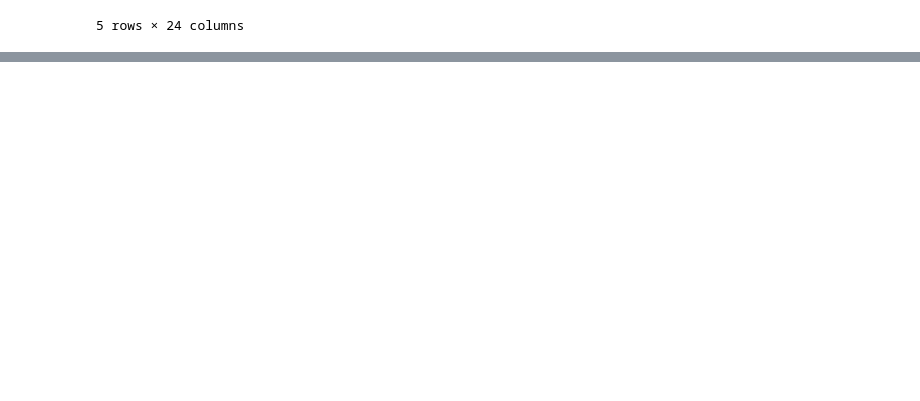
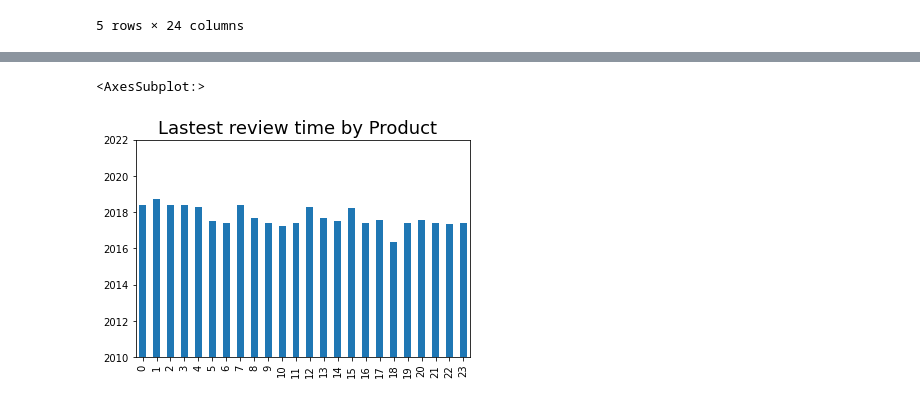
Before and after one commit to BalinLin/MBD, a Jupyter notebook: Excercise4/Excercise4.ipynb, the cells around one changed output, grey strips where cells are left out. Cells and saved outputs as stored; diff of their text form; code cells hidden in the pictures; blank space fills up the shorter version.

```diff
--- a/Excercise4/Excercise4.ipynb
+++ b/Excercise4/Excercise4.ipynb
@@ -137,0 +253,11 @@ print(mydict)
+# %%
+season_df = pd.DataFrame({})
+# season_dict = pd.DataFrame()
+for n, row in df.iterrows():
+    season_string = get_season(datetime.strptime(row['reviews.date'][:10], '%Y-%m-%d'))
+    new_row = {row['name']: season_string}
+    print(new_row)
+    season_df.append(new_row, ignore_index=True)
+#     season_dict[row['name']] =
+
+print(season_df)
@@ -137,0 +470,23 @@ print(mydict)
+# %%
+season_df = pd.DataFrame({})
+season_dict = {}
+
+for n, row in df.iterrows():
+    if row['id'] not in season_dict:
+        season_dict[row['id']] = {}
+        season_dict[row['id']]['name'] = None
+        season_dict[row['id']]['spring'] = 0
+        season_dict[row['id']]['summer'] = 0
+        season_dict[row['id']]['autumn'] = 0
+        season_dict[row['id']]['winter'] = 0
+        season_dict[row['id']]['lastestdate'] = None
+
+    season_datatime = datetime.strptime(row['reviews.date'][:10], '%Y-%m-%d')
+    season_string = get_season(season_datatime)
+    season_dict[row['id']]['name'] = row['name']
+    season_dict[row['id']][season_string] += 1
+    if season_dict[row['id']]['lastestdate'] == None or season_datatime > season_dict[row['id']]['lastestdate']:
+        season_dict[row['id']]['lastestdate'] = season_datatime
+
+print(len(season_dict))
+print(season_dict)
@@ -137,0 +496,4 @@ print(mydict)
+# %%
+season_df = pd.DataFrame(season_dict.values())
+season_df["id"] = season_dict.keys()
+season_df
@@ -137,0 +531,9 @@ print(mydict)
+# %%
+plt.figure()
+plt.subplots_adjust(hspace=0.5)
+plt.suptitle("Lastest review time by Product", fontsize=18, y=0.95)
+plt.ylim((date(2010, 1, 1),  date(2022, 1, 1)))
+season_df['lastestdate'].plot.bar()
+# %% [output]
+<AxesSubplot:>
+[figure, added]
```
Also changed, not shown: parts of 13 cells of this notebook, 1 other file.
